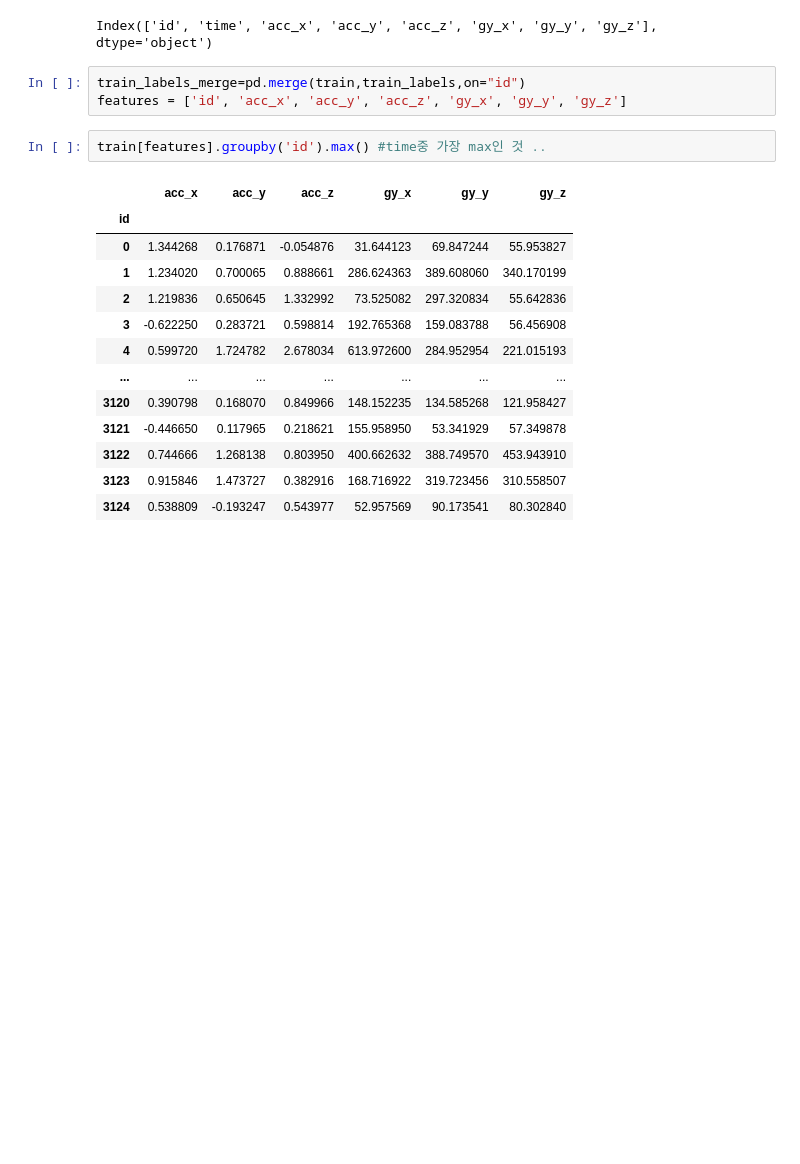
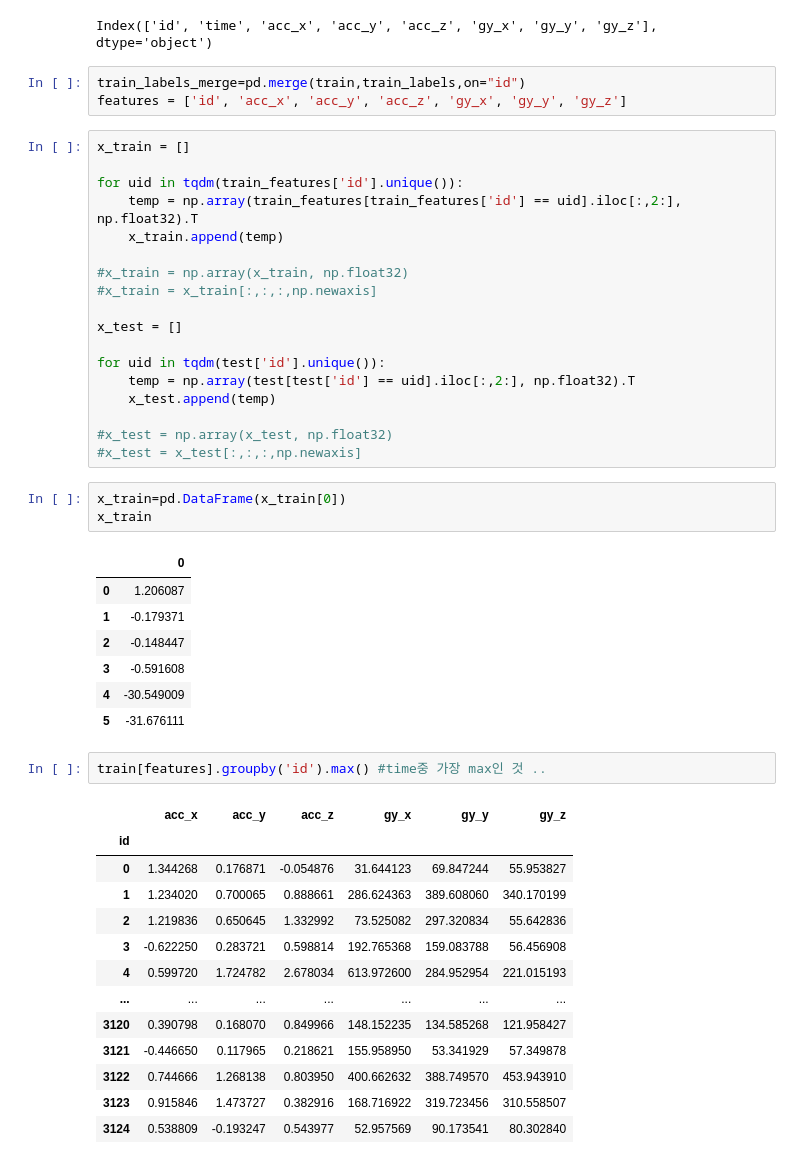
Before and after one commit to ChaeheePark/Data_Analysis, a Jupyter notebook: dacon/2월_운동동작분류AI경진대회/1.ipynb, the cells around one changed output. Saved outputs shown, nothing was run; the diff lists cells and outputs as text; blank space fills up the shorter version.

```diff
--- a/dacon/2월_운동동작분류AI경진대회/1.ipynb
+++ b/dacon/2월_운동동작분류AI경진대회/1.ipynb
@@ -50,6 +54,35 @@ Index(['id', 'time', 'acc_x', 'acc_y', 'acc_z', 'gy_x', 'gy_y', 'gy_z'], dtype='
 # %%
 train_labels_merge=pd.merge(train,train_labels,on="id")
 features = ['id', 'acc_x', 'acc_y', 'acc_z', 'gy_x', 'gy_y', 'gy_z']
+# %%
+x_train = []
+
+for uid in tqdm(train_features['id'].unique()):
+    temp = np.array(train_features[train_features['id'] == uid].iloc[:,2:], np.float32).T
+    x_train.append(temp)
+
+#x_train = np.array(x_train, np.float32)
+#x_train = x_train[:,:,:,np.newaxis]
+
+x_test = []
+
+for uid in tqdm(test['id'].unique()):
+    temp = np.array(test[test['id'] == uid].iloc[:,2:], np.float32).T
+    x_test.append(temp)
+
+#x_test = np.array(x_test, np.float32)
+#x_test = x_test[:,:,:,np.newaxis]
+# %%
+x_train=pd.DataFrame(x_train[0])
+x_train
+# %% [output]
+|  | 0 |
+| 0 | 1.206087 |
+| 1 | -0.179371 |
+| 2 | -0.148447 |
+| 3 | -0.591608 |
+| 4 | -30.549009 |
+| 5 | -31.676111 |
 # %%
 train[features].groupby('id').max() #time중 가장 max인 것 ..
 # %% [output]
```
Also changed, not shown: parts of 17 cells of this notebook, 1 other file.
